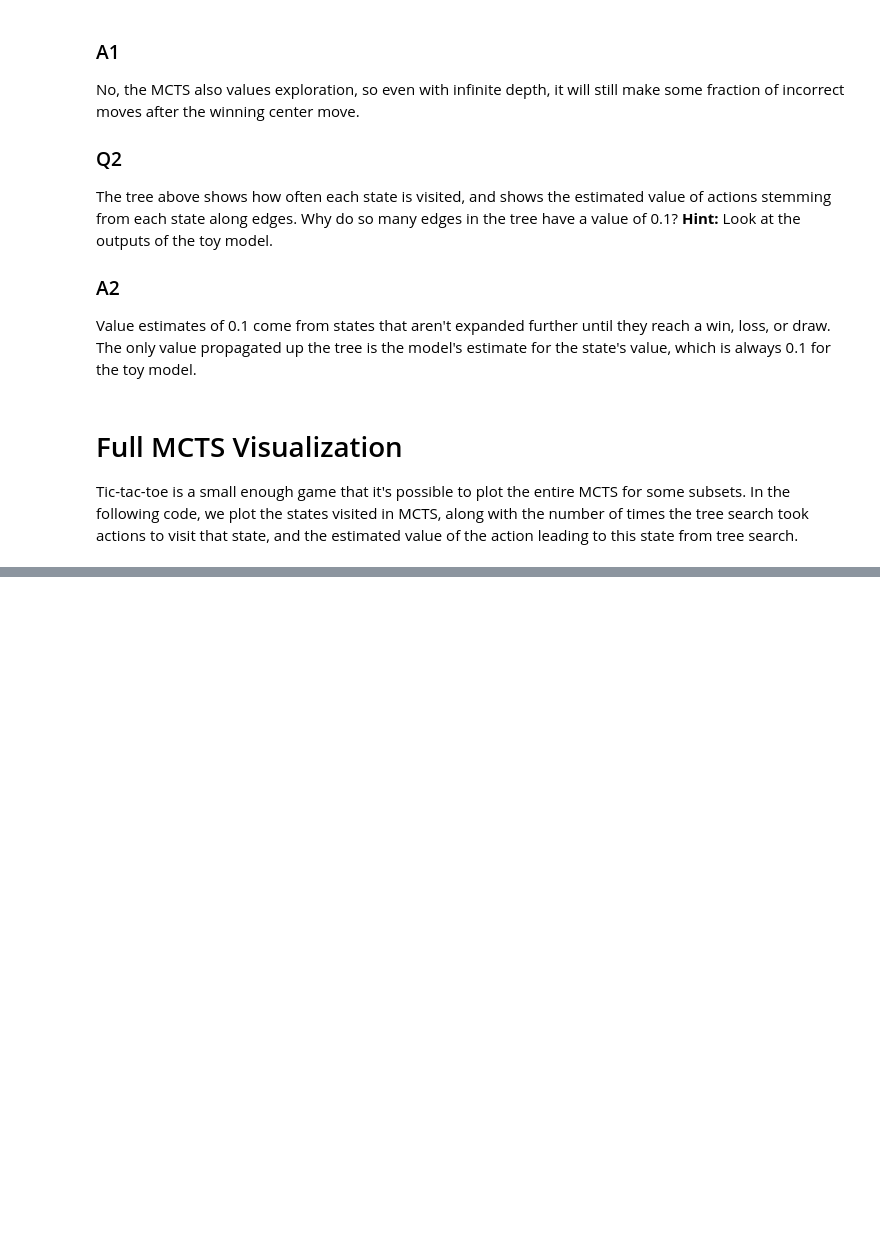
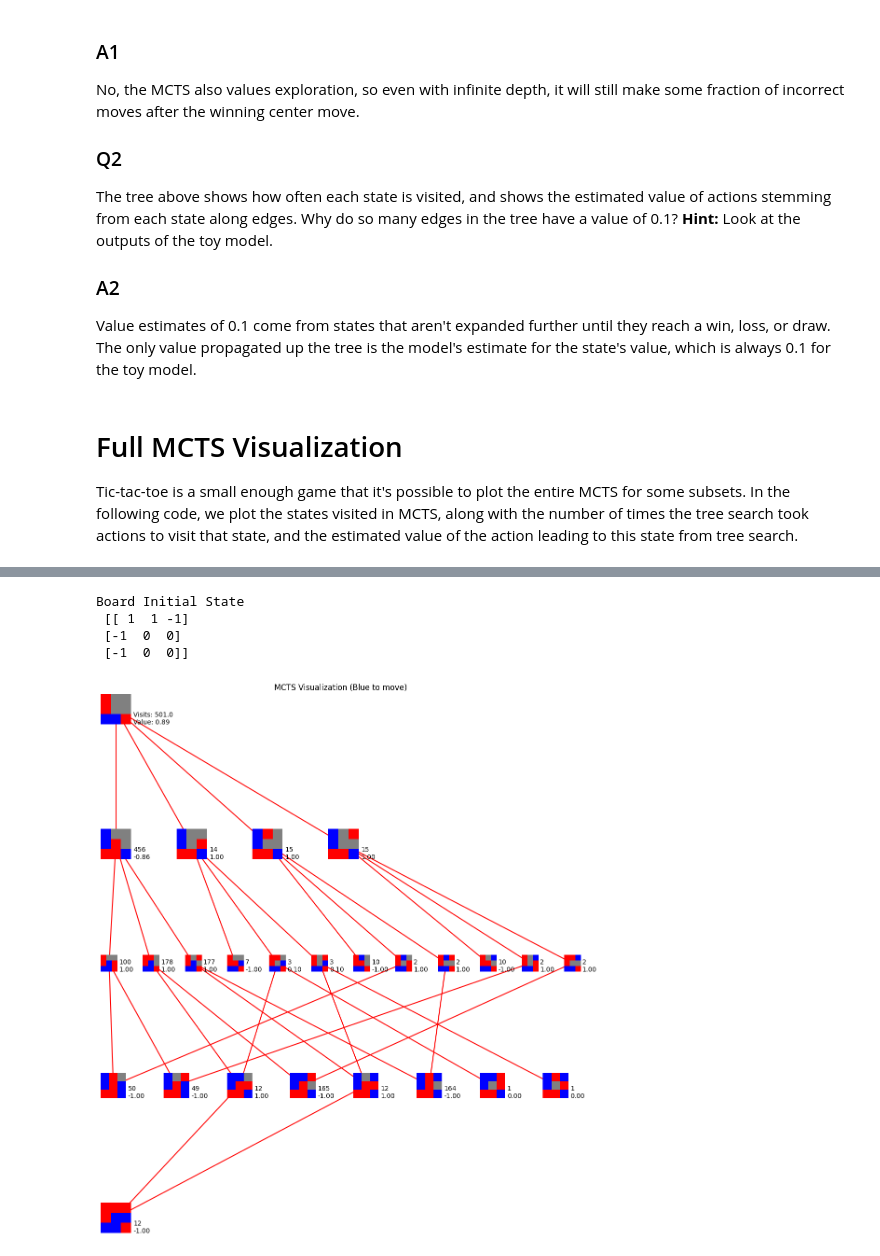
Before and after one commit to amdson/azul_rl, a Jupyter notebook: final_hw solutions.ipynb, the cells around one changed output, grey strips where cells are left out. Drawn from its saved outputs; the diff is of its cells as text; code cells hidden in the pictures; blank space fills up the shorter version.

```diff
--- a/final_hw solutions.ipynb
+++ b/final_hw solutions.ipynb
@@ -384,7 +385,8 @@ def draw_layer(ax, to_print, draw_pos, spacing):
         state, text = t
         state = state.reshape((3,3))
         ax.pcolormesh(gx*spacing+x, gx*spacing+y, state, shading='flat', cmap=cmap)
-        ax.text(x+0.65*spacing, y, text)
+        if(spacing > 0.1):
+            ax.text(x+0.65*spacing, y, text)
 
 
 def plot_mcts(ax, mcts, root_index):
@@ -396,12 +398,14 @@ def plot_mcts(ax, mcts, root_index):
     edges_l = []
 
     layer_row = 0
-    while len(layer) > 0:
+    while len(layer) > layer.count(-1):
         next_layer = []
         to_print = []
         edges = []
         seen_states = {}
         for parent_i, state_index in enumerate(layer):
+            if(state_index < 0):
+                continue
             state = mcts.state[state_index]
             visited_actions, = np.nonzero(mcts.action_visits[state_index])
             visit_counts = mcts.action_visits[state_index][visited_actions]
@@ -415,19 +419,25 @@ def plot_mcts(ax, mcts, root_index):
 
                 if(child_state.tobytes() in mcts.state_lookup): #Child in MCTS
                     child_index = mcts.state_lookup[child_state.tobytes()]
+                    valid_moves = get_valid_mask(child_state)
+                    child_value = mcts.action_mean_value[child_index][valid_moves].max()
                     next_layer.append(child_index)
+                elif(get_reward(child_state)[1]): #Child is end-state
+                    next_layer.append(-1)
+                    child_value = -value
+                else:
+                    continue
 
                 child_i = len(to_print)
                 edges.append((parent_i, child_i))
                 seen_states[child_state.tobytes()] = child_i
-                to_print.append((child_state, f"{count}\n{value:.2f}"))
-
+                to_print.append((child_state, f"{count}\n{child_value:.2f}"))
         to_print_l.append(to_print)
         edges_l.append(edges)
         layer_row += 1
         layer = next_layer
 
-    spacing_l = np.array([min(0.3, 2/len(to_print)) for to_print in to_print_l])
+    spacing_l = np.array([min(0.3, 2/(len(to_print)+1e-4)) for to_print in to_print_l])
     layer_level_l = np.cumsum(spacing_l+0.5)
 
     draw_pos = box_pos(len(to_print_l[0]), layer_level_l[0], spacing_l[0], offset=0.3)
@@ -441,13 +451,3 @@ def plot_mcts(ax, mcts, root_index):
         draw_pos = box_pos(len(to_print_l[i]), layer_level_l[i], spacing_l[i])
         draw_layer(ax, to_print_l[i], draw_pos, spacing_l[i])
     # draw_pos = box_pos(len(to_print), layer_level, spacing)
-
-fig, ax = plt.subplots(figsize=(15, 15))
-ax.tick_params(axis='both', which='both', bottom=False, top=False, left=False, labelbottom=False)
-ax.set_xticklabels([])
-ax.set_yticklabels([])
-ax.set_frame_on(False)
-ax.set_aspect('equal')
-plot_mcts(ax, mcts, 0)
-ax.set_title("MCTS Visualization (Blue to move)")
-fig.show()
@@ -456,2 +457,21 @@ fig.show()
 # %%
-print(mcts.action_mean_value[0])
+root_state = np.array([1, 1,  -1, -1, 0,  0, -1,  0, 0])
+print("Board Initial State\n", root_state.reshape((3,3)))
+mcts = MCTS(max_size=5000)
+mcts.mcts_eval(root_state, toy_model, 500)
+
+fig, ax = plt.subplots(figsize=(15, 15))
+ax.tick_params(axis='both', which='both', bottom=False, top=False, left=False, labelbottom=False)
+ax.set_xticklabels([])
+ax.set_yticklabels([])
+ax.set_frame_on(False)
+ax.set_aspect('equal')
+plot_mcts(ax, mcts, 0)
+ax.set_title("MCTS Visualization (Blue to move)")
+fig.show()
+# %% [output]
+Board Initial State
+ [[ 1  1 -1]
+ [-1  0  0]
+ [-1  0  0]]
+[figure, added]
```
Also changed, not shown: parts of 18 cells of this notebook.
